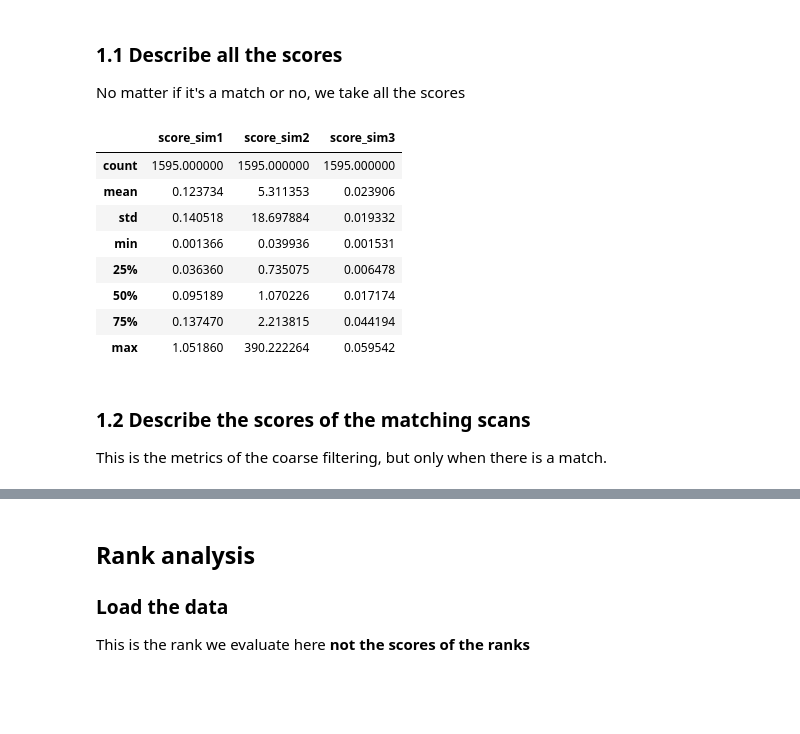
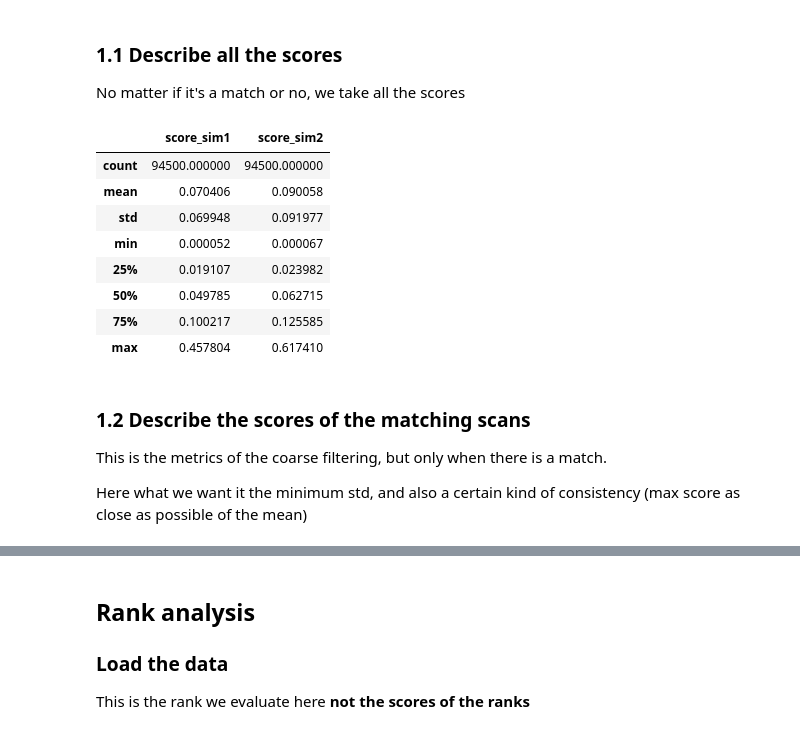
Before and after one commit to CharlesCBeaulieu/gedi, a Jupyter notebook: src/eval_coarse.ipynb, the cells around one changed output, grey strips where cells are left out. Saved outputs shown, nothing was run; the diff lists cells and outputs as text; code cells hidden in the pictures; blank space fills up the shorter version.

```diff
--- a/src/eval_coarse.ipynb
+++ b/src/eval_coarse.ipynb
@@ -48,10 +48,12 @@ def get_matching_df(df):
 ## 1. Load dataframe
 # %%
 # Load config
-# config_path = "/app/bindmount/gedi_data_2/config.yaml"
-#config_path = "/app/bindmount/gedi_data_real_scan/config_real_scan.yaml"
-config_path = "/app/bindmount/gedi_data_real_scan_5x315/config_real_scan_5x315.yaml"
-with open(config_path, "r") as file:
+
+# config = "/app/bindmount/gedi_data_real_scan/config_real_scan.yaml"
+# config = "/app/bindmount/gedi_data_real_scan_5x315/config_real_scan_5x315.yaml"
+# config = "/app/bindmount/gedi_data_4meters_scans/config_4meters.yaml"
+config = "/app/bindmount/gedi_data_2/config.yaml"
+with open(config, "r") as file:
         config = yaml.safe_load(file)
 
 base = config["base"]
@@ -60,5 +62,6 @@ file_name = config["paths"]["results"]["filtering_coarse_overall_file_name"]
 
 df_path = os.path.join(base, coarse_score_df, file_name)
 coarse_score_df = pd.read_json(df_path)
+print(df_path)
 coarse_score_df
 # %% [output]
@@ -123,30 +129,32 @@ No matter if it's a match or no, we take all the scores
 # %%
 # Assume 'coarse_score_df' is your original DataFrame with scan IDs as index
 # and CAD IDs as columns, each cell being a dict with keys like "score_sim1", etc.
 # Extract and stack the metrics into Series, then create a new DataFrame.
 df_sim1 = coarse_score_df.applymap(lambda cell: extract_metric(cell, "score_sim1")).stack().reset_index(drop=True)
 df_sim2 = coarse_score_df.applymap(lambda cell: extract_metric(cell, "score_sim2")).stack().reset_index(drop=True)
-df_sim3 = coarse_score_df.applymap(lambda cell: extract_metric(cell, "score_sim3")).stack().reset_index(drop=True)
+# df_sim3 = coarse_score_df.applymap(lambda cell: extract_metric(cell, "score_sim3")).stack().reset_index(drop=True)
 
 df_metrics = pd.DataFrame({
     "score_sim1": df_sim1,
     "score_sim2": df_sim2,
-    "score_sim3": df_sim3
+    # "score_sim3": df_sim3
 })
 
 # THIS IS THE SCORES DATAFRAME
 # SCORE STATS
 df_metrics.describe()
 # %% [output]
-|  | score_sim1 | score_sim2 | score_sim3 |
-| count | 1595.000000 | 1595.000000 | 1595.000000 |
-| mean | 0.123734 | 5.311353 | 0.023906 |
-| std | 0.140518 | 18.697884 | 0.019332 |
-| min | 0.001366 | 0.039936 | 0.001531 |
-| 25% | 0.036360 | 0.735075 | 0.006478 |
-| 50% | 0.095189 | 1.070226 | 0.017174 |
-| 75% | 0.137470 | 2.213815 | 0.044194 |
-| max | 1.051860 | 390.222264 | 0.059542 |
+|  | score_sim1 | score_sim2 |
+| count | 94500.000000 | 94500.000000 |
+| mean | 0.070406 | 0.090058 |
+| std | 0.069948 | 0.091977 |
+| min | 0.000052 | 0.000067 |
+| 25% | 0.019107 | 0.023982 |
+| 50% | 0.049785 | 0.062715 |
+| 75% | 0.100217 | 0.125585 |
+| max | 0.457804 | 0.617410 |
 # %% [markdown]
 ### 1.2 Describe the scores of the matching scans
 This is the metrics of the coarse filtering, but only when there is a match.
+
+Here what we want it the minimum std, and also a certain kind of consistency (max score as close as possible of the mean)
```
Also changed, not shown: parts of 10 cells of this notebook, 12 other files.
